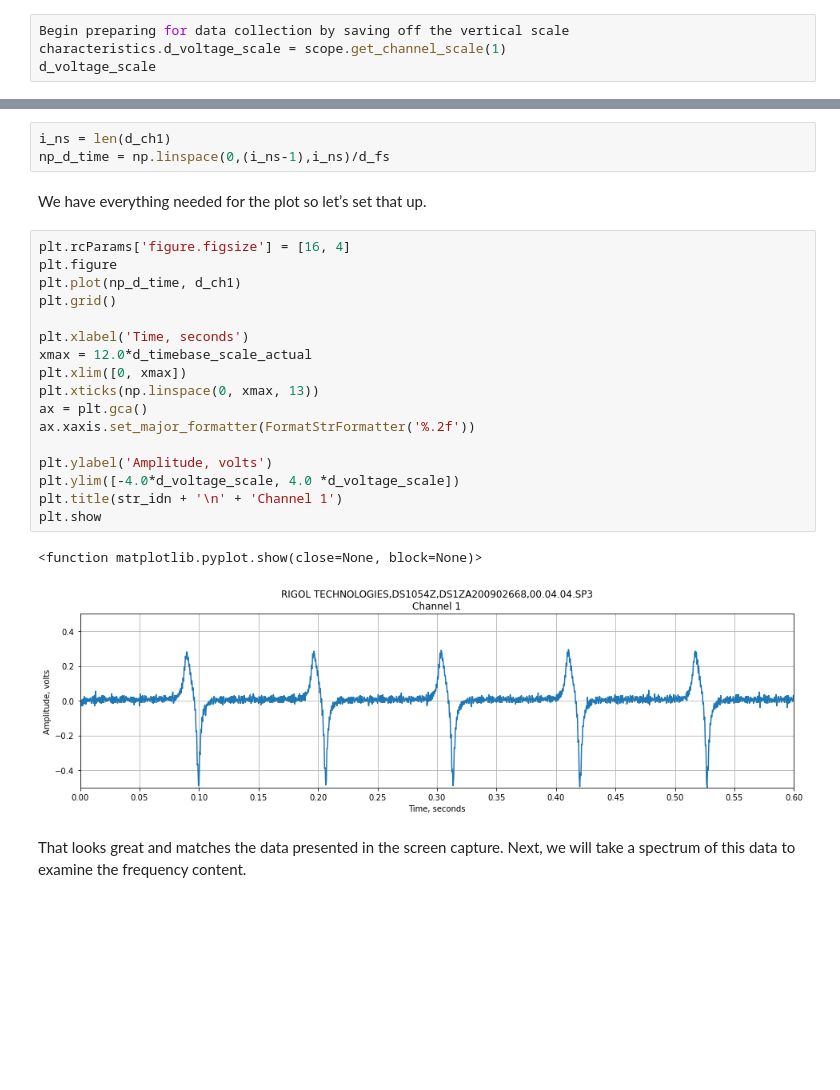
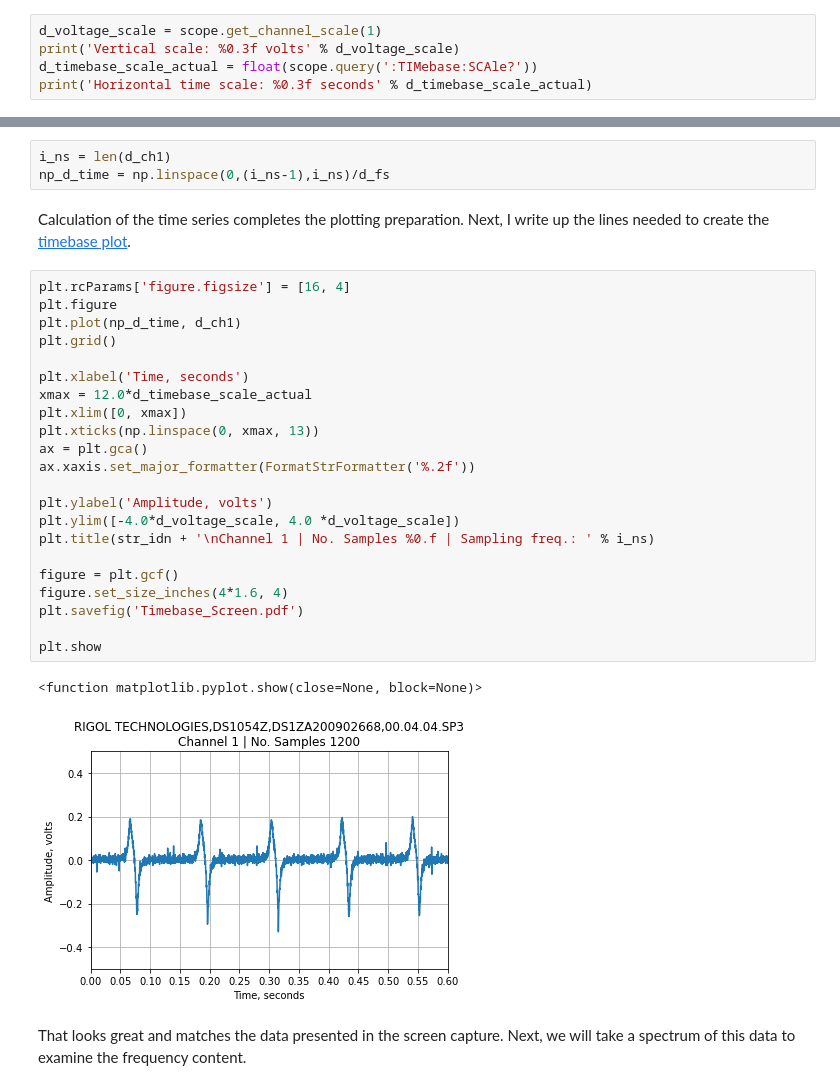
Before and after one commit to RobotSquirrelProd/Shorts, a Jupyter notebook: Using Python and a Rigol DS1054Z Oscilloscope for Spectral Analysis.ipynb, the cells around one changed output, grey strips where cells are left out. Drawn from its saved outputs; the diff is of its cells as text; blank space fills up the shorter version.

```diff
--- a/Using Python and a Rigol DS1054Z Oscilloscope for Spectral Analysis.ipynb
+++ b/Using Python and a Rigol DS1054Z Oscilloscope for Spectral Analysis.ipynb
@@ -54,4 +64,6 @@ Begin preparing for data collection by saving off the vertical scale characteris
 # %%
-Begin preparing for data collection by saving off the vertical scale characteristics.d_voltage_scale = scope.get_channel_scale(1)
-d_voltage_scale
+d_voltage_scale = scope.get_channel_scale(1)
+print('Vertical scale: %0.3f volts' % d_voltage_scale)
+d_timebase_scale_actual = float(scope.query(':TIMebase:SCAle?'))
+print('Horizontal time scale: %0.3f seconds' % d_timebase_scale_actual)
 # %% [output]
@@ -95,27 +103,32 @@ Next, I create a time series vector for the independent axis in the plot.
 i_ns = len(d_ch1)
 np_d_time = np.linspace(0,(i_ns-1),i_ns)/d_fs
 # %% [markdown]
-We have everything needed for the plot so let’s set that up.
+Calculation of the time series completes the plotting preparation. Next, I write up the lines needed to create the [timebase plot](https://robotsquirrelproductions.com/vibration-data-visualization/#timebase-plot).
 # %%
 plt.rcParams['figure.figsize'] = [16, 4]
 plt.figure
 plt.plot(np_d_time, d_ch1)
 plt.grid()
 
 plt.xlabel('Time, seconds')
 xmax = 12.0*d_timebase_scale_actual
 plt.xlim([0, xmax])
 plt.xticks(np.linspace(0, xmax, 13))
 ax = plt.gca()
 ax.xaxis.set_major_formatter(FormatStrFormatter('%.2f'))
 
 plt.ylabel('Amplitude, volts')
 plt.ylim([-4.0*d_voltage_scale, 4.0 *d_voltage_scale])
-plt.title(str_idn + '\n' + 'Channel 1')
+plt.title(str_idn + '\nChannel 1 | No. Samples %0.f | Sampling freq.: ' % i_ns)
+
+figure = plt.gcf()
+figure.set_size_inches(4*1.6, 4)
+plt.savefig('Timebase_Screen.pdf')
+
 plt.show
 # %% [output]
 <function matplotlib.pyplot.show(close=None, block=None)>
-[figure, old version]
+[figure, new version]
 # %% [markdown]
 That looks great and matches the data presented in the screen capture. Next, we will take a spectrum of this data to examine the frequency content.
 # %% [markdown]
```
Also changed, not shown: parts of 21 cells of this notebook, 5 other files.
